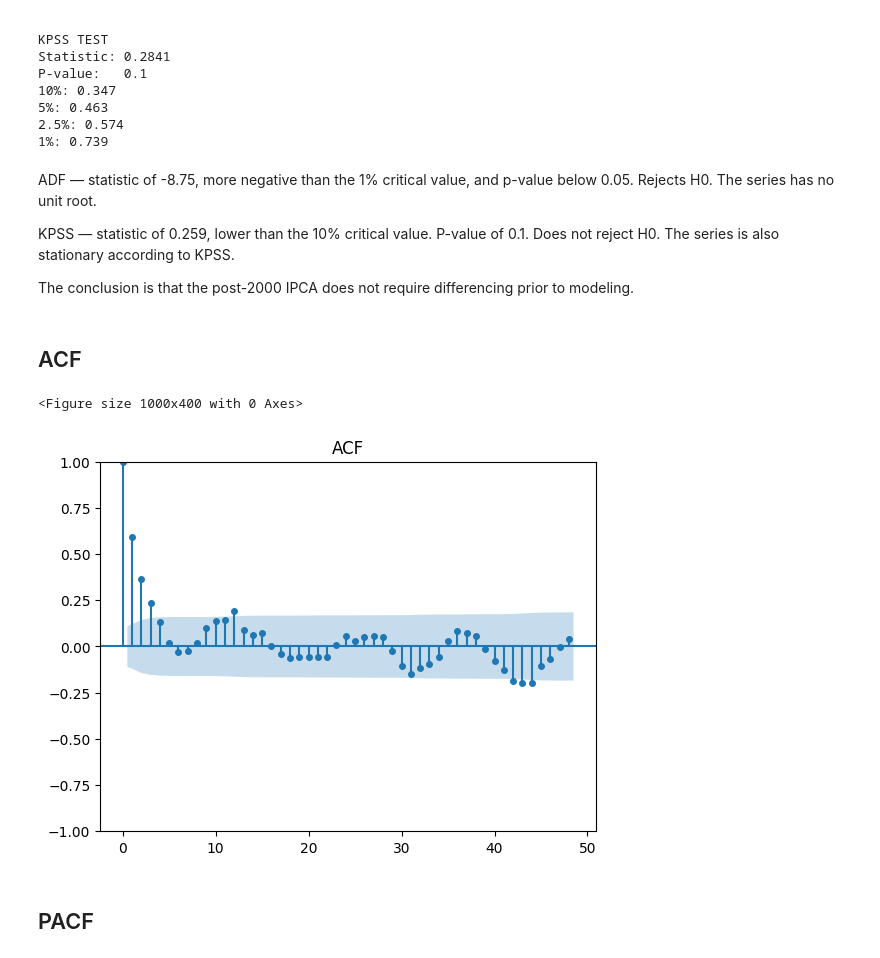
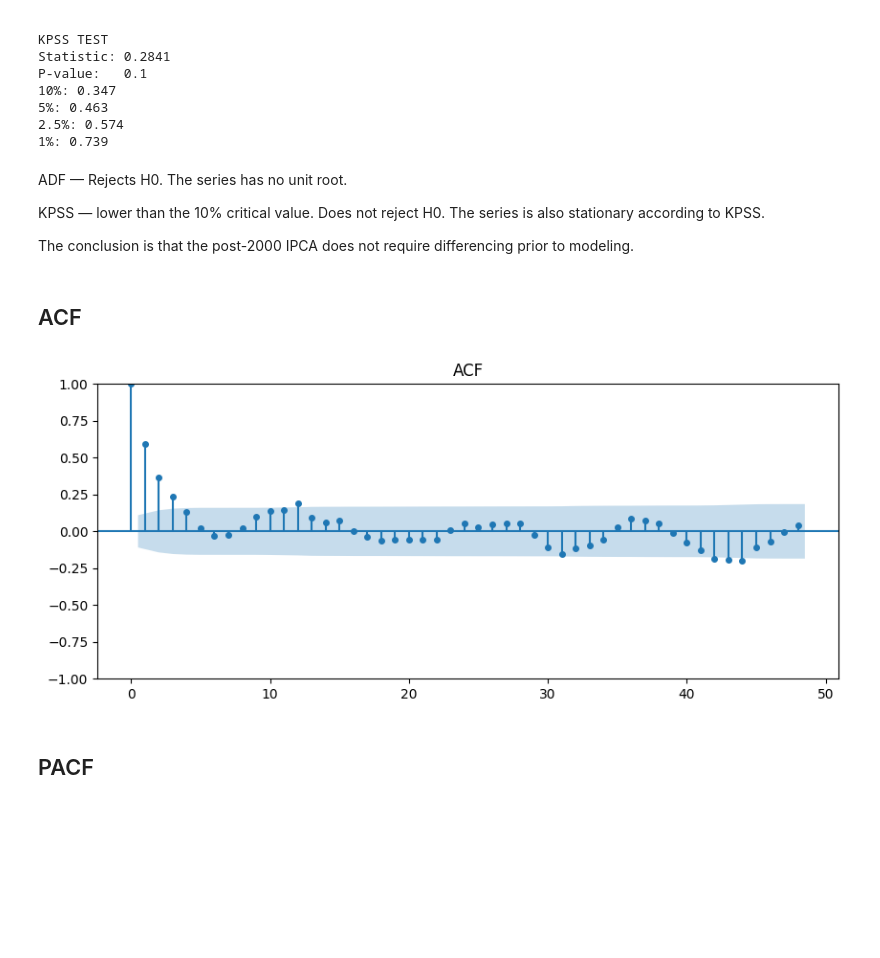
Before and after one commit to Marques07/IPCA-Prophet-Forecasting, a Jupyter notebook: 01_EDA_e_Extracao.ipynb, the cells around one changed output. Saved outputs shown, nothing was run; the diff lists cells and outputs as text; code cells hidden in the pictures; blank space fills up the shorter version.

```diff
--- a/01_EDA_e_Extracao.ipynb
+++ b/01_EDA_e_Extracao.ipynb
@@ -258,10 +250,9 @@ P-value:   0.1
 2.5%: 0.574
 1%: 0.739
 # %% [markdown]
-ADF — statistic of -8.75, more negative than the 1% critical value, and p-value
-below 0.05. Rejects H0. The series has no unit root.
+ADF — Rejects H0. The series has no unit root.
 
-KPSS — statistic of 0.259, lower than the 10% critical value. P-value of 0.1.
+KPSS — lower than the 10% critical value.
 Does not reject H0. The series is also stationary according to KPSS.
 
 The conclusion is that the post-2000 IPCA does not require differencing prior
@@ -271,13 +262,14 @@ to modeling.
 # %%
 from statsmodels.graphics.tsaplots import plot_acf, plot_pacf
 
-fig = plt.figure(figsize=(10, 4))
-auto = plot_acf(ipca, lags=48, markersize=4)
-plt.title('ACF')
-fig.show()
+fig, ax = plt.subplots(figsize=(10, 4))
+
+plot_acf(ipca, lags=48, markersize=4, ax=ax)
+
+ax.set_title('ACF')
+plt.show()
 # %% [output]
-<Figure size 1000x400 with 0 Axes>
-[figure, old version]
+[figure, new version]
 # %% [markdown]
 ## PACF
 # %%
```
Also changed, not shown: parts of 5 cells of this notebook, 1 other file.
